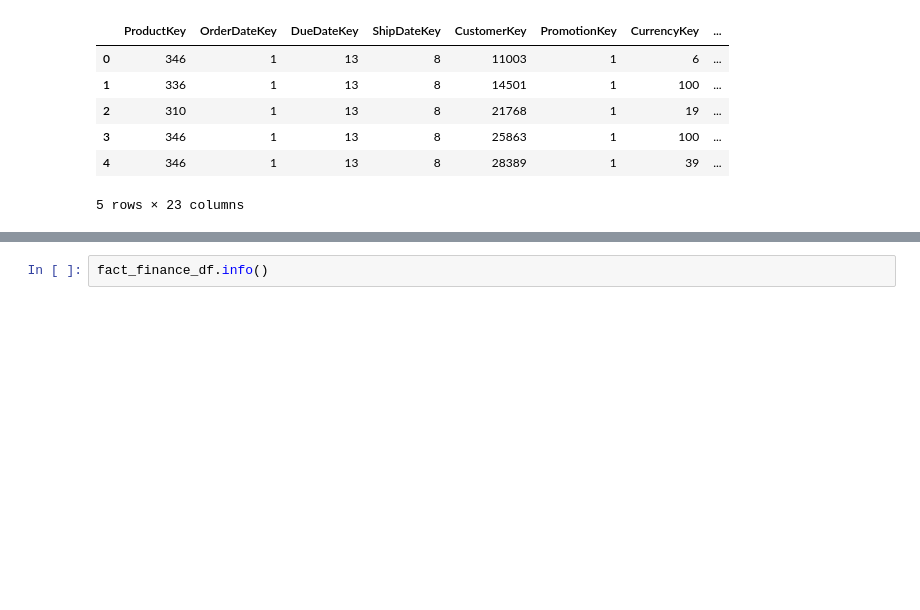
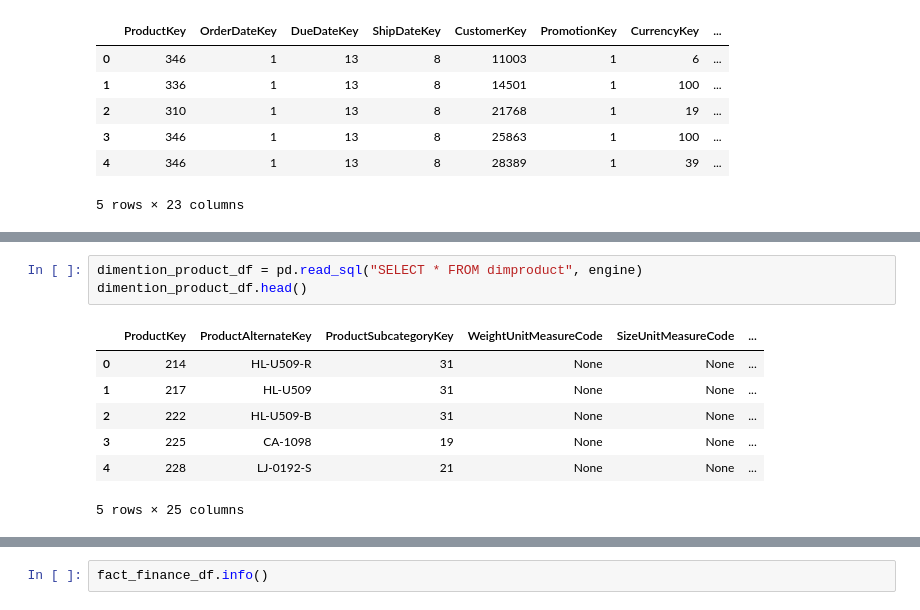
Before and after one commit to Rizukaf-id/UAS-VISUALISASI-DATA, a Jupyter notebook: notebook.ipynb, the cells around one changed output, grey strips where cells are left out. Drawn from its saved outputs; the diff is of its cells as text; blank space fills up the shorter version.

```diff
--- a/notebook.ipynb
+++ b/notebook.ipynb
@@ -54,3 +68,14 @@ dimention_reseller_df.head()
 | 2 | 3 | 584 | AW00000003 | 279-555-0130 | Warehouse | Advanced Bike Components | 40 | ... |
 | 3 | 4 | 572 | AW00000004 | 710-555-0173 | Value Added Reseller | Modular Cycle Systems | 5 | ... |
 | 4 | 5 | 322 | AW00000005 | 828-555-0186 | Specialty Bike Shop | Metropolitan Sports Supply | 13 | ... |
+# %%
+dimention_product_df = pd.read_sql("SELECT * FROM dimproduct", engine)
+dimention_product_df.head()
+# %% [output]
+|  | ProductKey | ProductAlternateKey | ProductSubcategoryKey | WeightUnitMeasureCode | SizeUnitMeasureCode | ... |
+| 0 | 214 | HL-U509-R | 31 | None | None | ... |
+| 1 | 217 | HL-U509 | 31 | None | None | ... |
+| 2 | 222 | HL-U509-B | 31 | None | None | ... |
+| 3 | 225 | CA-1098 | 19 | None | None | ... |
+| 4 | 228 | LJ-0192-S | 21 | None | None | ... |
+5 rows × 25 columns
```
Also changed, not shown: parts of 13 cells of this notebook.
